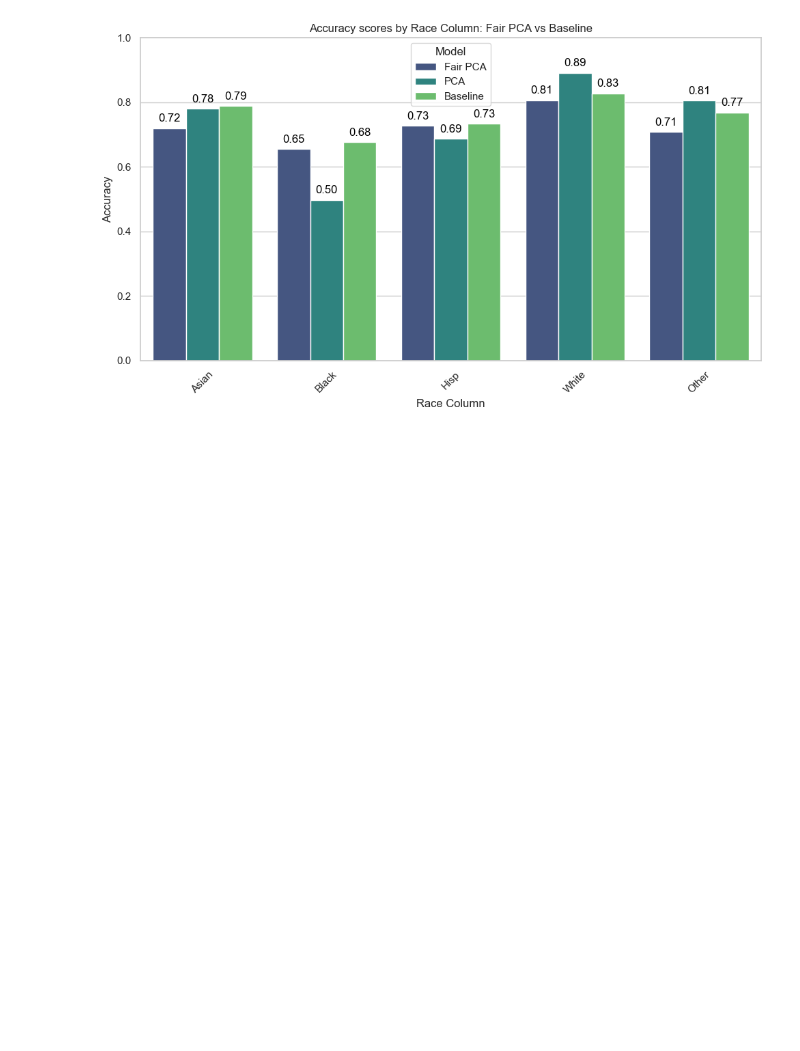
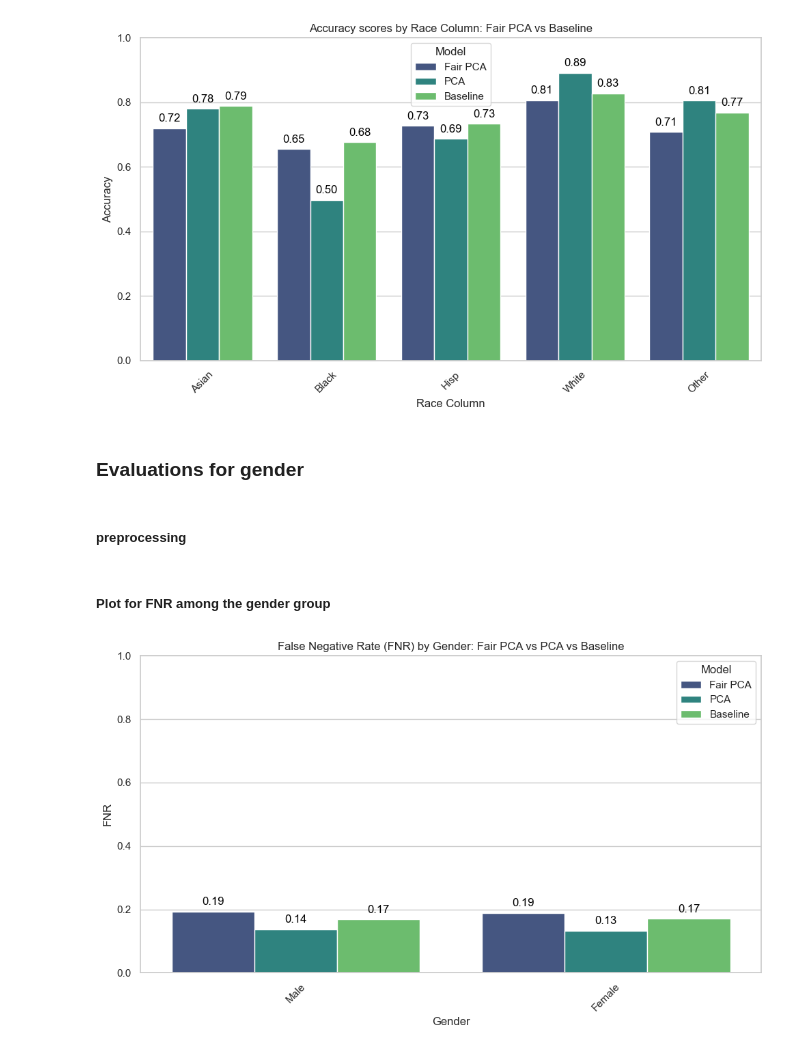
Before and after one commit to juliehinge/Algorithmic-Fairness, a Jupyter notebook: fairPCA.ipynb, the cells around one changed output. Saved outputs shown, nothing was run; the diff lists cells and outputs as text; code cells hidden in the pictures; blank space fills up the shorter version.

```diff
--- a/fairPCA.ipynb
+++ b/fairPCA.ipynb
@@ -507,3 +556,71 @@ plt.tight_layout()
 plt.show()
 # %% [output]
 [figure]
+# %% [markdown]
+### Evaluations for gender
+# %% [markdown]
+##### preprocessing
+# %%
+# Reading in the baseline results which are computed in the "baseline_evaluations.ipynb" notebook
+baselines_results = pd.read_csv('data/results_baseline.csv')
+results_baseline_df = baselines_results[baselines_results['Attribute'] == 'gender']
+
+
+# Convert results to DataFrames
+results_df = pd.DataFrame(results)
+results_pca_df = pd.DataFrame(results_pca)
+
+
+
+results_df = results_df[results_df['Column'] == 'gender']
+
+results_pca_df = results_pca_df[results_pca_df['Column'] == 'gender']
+# %% [markdown]
+##### Plot for FNR among the gender group
+# %%
+
+
+# Ensure the column names are consistent for merging
+results_baseline_df = results_baseline_df.rename(columns={'Group': 'Gender', 'Attribute': 'Column'})
+
+# Add a new column to distinguish between the two datasets
+results_df['Model'] = 'Fair PCA'
+results_pca_df['Model'] = 'PCA'
+results_baseline_df['Model'] = 'Baseline'
+
+# Concatenate the two DataFrames
+combined_df = pd.concat([results_df[['Column', 'FNR', 'Accuracy','Gender', 'Model']],results_pca_df[['Column', 'FNR', 'Accuracy', 'Gender', 'Model']],  results_baseline_df[['Column', 'FNR', 'Accuracy', 'Gender', 'Model']]])
+
+# Reset index to ensure unique index
+combined_df = combined_df.reset_index(drop=True)
+
+# Set plot style
+sns.set(style="whitegrid")
+
+# Create a bar plot for FNR
+plt.figure(figsize=(10, 6))
+barplot = sns.barplot(x='Gender', y='FNR', hue='Model', data=combined_df, palette="viridis")
+
+# Set plot titles and labels
+plt.title('False Negative Rate (FNR) by Gender: Fair PCA vs PCA vs Baseline')
+plt.xlabel('Gender')
+plt.ylabel('FNR')
+plt.ylim(0, 1)  # Set y-axis limit from 0 to 1
+plt.xticks(rotation=45)  # Rotate x-axis labels for better readability
+
+# Annotate FNR scores on bars
+for p in barplot.patches:
+    height = p.get_height()
+    if height > 0:  # Only annotate bars with a height greater than 0
+        barplot.annotate(f'{height:.2f}',
+                         (p.get_x() + p.get_width() / 2., height),
+                         ha='center', va='center',
+                         xytext=(0, 10),
+                         textcoords='offset points',
+                         color='black')
+
+# Display the plot
+plt.tight_layout()
+plt.show()
+# %% [output]
+[figure, added]
```
Also changed, not shown: parts of 10 cells of this notebook, 3 other files.
